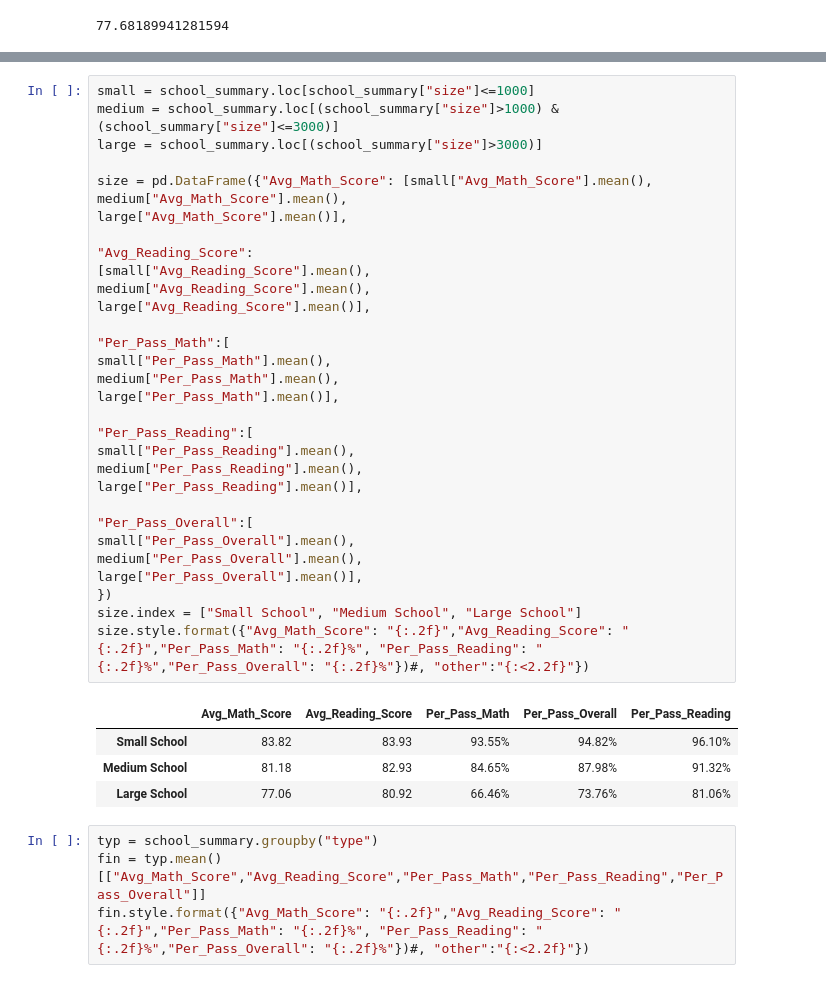
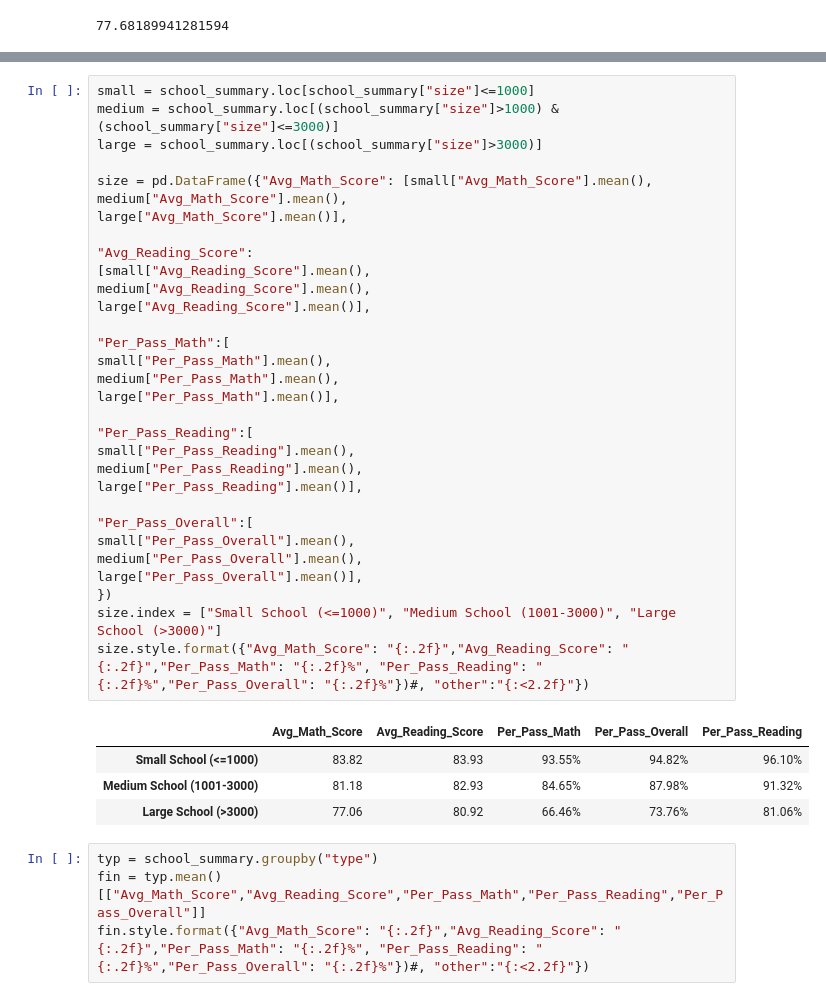
Before and after one commit to rontsung/academy-of-py, a Jupyter notebook: HW4/HW4.ipynb, the cells around one changed output, grey strips where cells are left out. Cells and saved outputs as stored; diff of their text form.

```diff
--- a/HW4/HW4.ipynb
+++ b/HW4/HW4.ipynb
@@ -212,37 +189,37 @@ small = school_summary.loc[school_summary["size"]<=1000]
 medium = school_summary.loc[(school_summary["size"]>1000) & (school_summary["size"]<=3000)]
 large = school_summary.loc[(school_summary["size"]>3000)]
 
 size = pd.DataFrame({"Avg_Math_Score": [small["Avg_Math_Score"].mean(),
 medium["Avg_Math_Score"].mean(),
 large["Avg_Math_Score"].mean()],
 
 "Avg_Reading_Score":
 [small["Avg_Reading_Score"].mean(),
 medium["Avg_Reading_Score"].mean(),
 large["Avg_Reading_Score"].mean()],
 
 "Per_Pass_Math":[
 small["Per_Pass_Math"].mean(),
 medium["Per_Pass_Math"].mean(),
 large["Per_Pass_Math"].mean()],
 
 "Per_Pass_Reading":[
 small["Per_Pass_Reading"].mean(),
 medium["Per_Pass_Reading"].mean(),
 large["Per_Pass_Reading"].mean()],
 
 "Per_Pass_Overall":[
 small["Per_Pass_Overall"].mean(),
 medium["Per_Pass_Overall"].mean(),
 large["Per_Pass_Overall"].mean()],
 })
-size.index = ["Small School", "Medium School", "Large School"]
+size.index = ["Small School (<=1000)", "Medium School (1001-3000)", "Large School (>3000)"]
 size.style.format({"Avg_Math_Score": "{:.2f}","Avg_Reading_Score": "{:.2f}","Per_Pass_Math": "{:.2f}%", "Per_Pass_Reading": "{:.2f}%","Per_Pass_Overall": "{:.2f}%"})#, "other":"{:<2.2f}"})
 # %% [output]
 |  | Avg_Math_Score | Avg_Reading_Score | Per_Pass_Math | Per_Pass_Overall | Per_Pass_Reading |
-| Small School | 83.82 | 83.93 | 93.55% | 94.82% | 96.10% |
-| Medium School | 81.18 | 82.93 | 84.65% | 87.98% | 91.32% |
-| Large School | 77.06 | 80.92 | 66.46% | 73.76% | 81.06% |
+| Small School (<=1000) | 83.82 | 83.93 | 93.55% | 94.82% | 96.10% |
+| Medium School (1001-3000) | 81.18 | 82.93 | 84.65% | 87.98% | 91.32% |
+| Large School (>3000) | 77.06 | 80.92 | 66.46% | 73.76% | 81.06% |
 # %%
 typ = school_summary.groupby("type")
 fin = typ.mean()[["Avg_Math_Score","Avg_Reading_Score","Per_Pass_Math","Per_Pass_Reading","Per_Pass_Overall"]]
```
Also changed, not shown: parts of 16 cells of this notebook, 3 other files.
